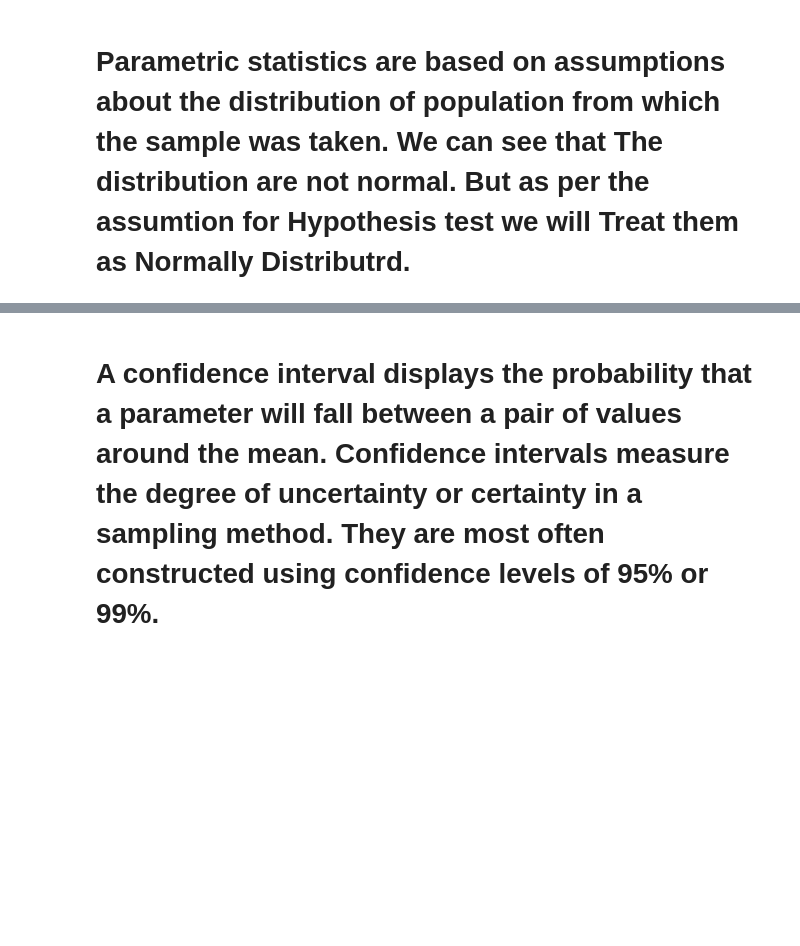
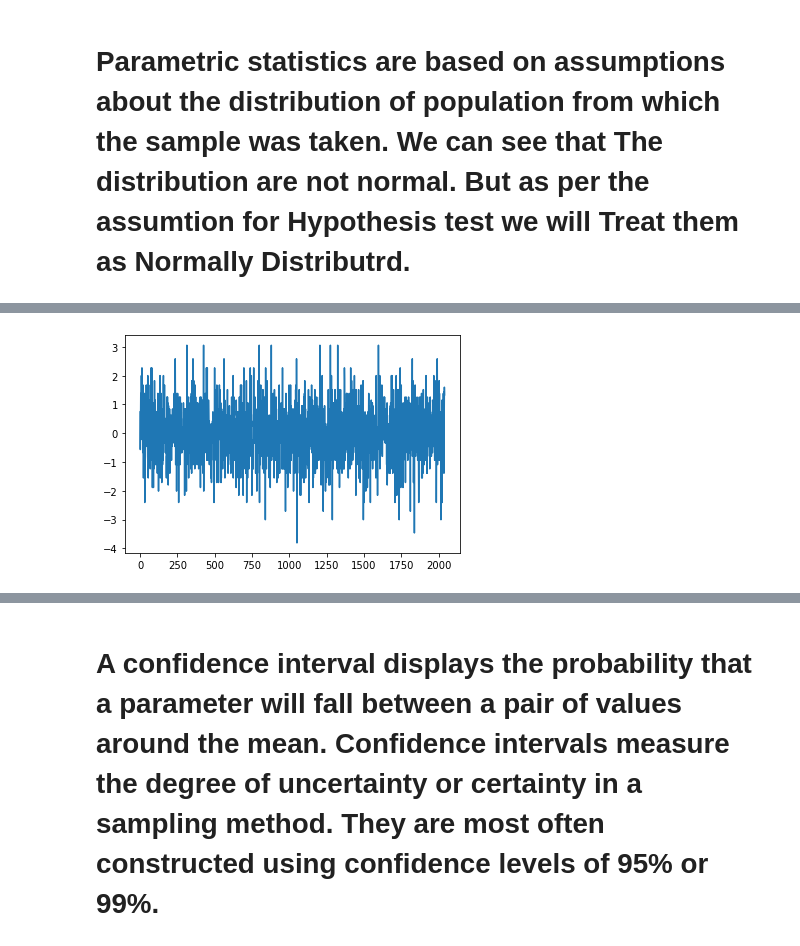
Before and after one commit to mchayan/DS_Practice, a Jupyter notebook: EDA_Practice/Assignment/Wine_Dataset_Assignment_Insight.ipynb, the cells around one changed output, grey strips where cells are left out. Drawn from its saved outputs; the diff is of its cells as text; code cells hidden in the pictures; blank space fills up the shorter version.

```diff
--- a/EDA_Practice/Assignment/Wine_Dataset_Assignment_Insight.ipynb
+++ b/EDA_Practice/Assignment/Wine_Dataset_Assignment_Insight.ipynb
@@ -793,0 +797,2 @@ Probably the sample is not Normal
+# %%
+n= new_data['fixed_acidity'].count()
@@ -793,0 +824,2 @@ Probably the sample is not Normal
+# %%
+ranked_normal_fixed_acidity = (stats.rankdata(normal_fixed_acidity)/(n+1) - .5)*2
@@ -793,0 +831,2 @@ Probably the sample is not Normal
+# %%
+ranked_normal_fixed_acidity = np.arctanh(ranked_normal_fixed_acidity)
@@ -793,0 +837,4 @@ Probably the sample is not Normal
+# %%
+plt.plot(ranked_normal_fixed_acidity);
+# %% [output]
+[figure, added]
```
Also changed, not shown: parts of 32 cells of this notebook.
